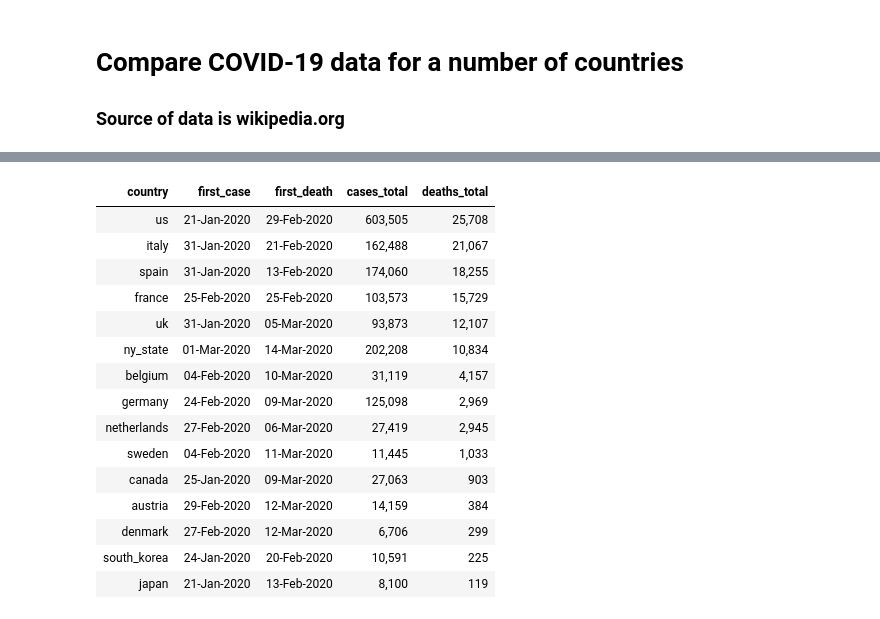
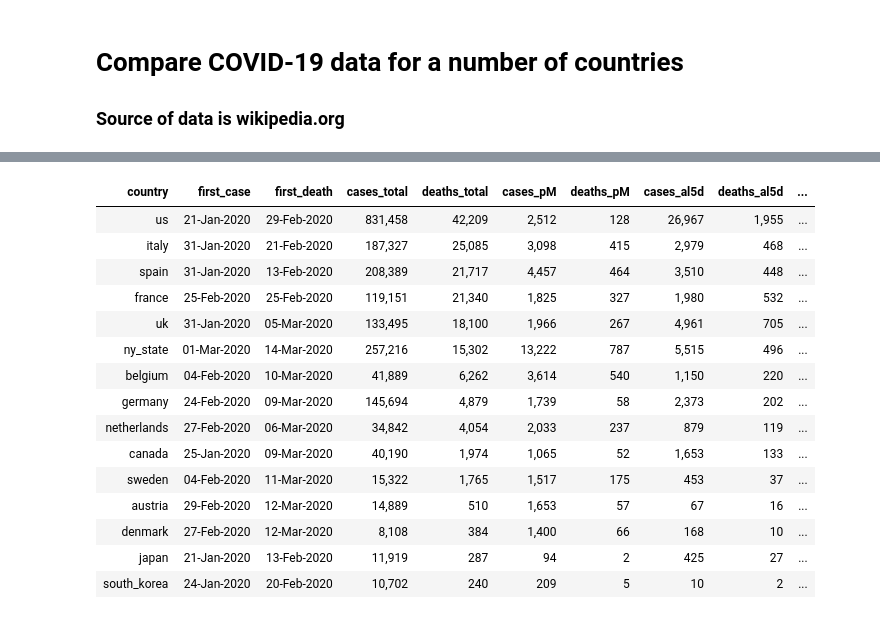
Before and after one commit to DeCooper88/corona, a Jupyter notebook: countries_analysis.ipynb, the cells around one changed output, grey strips where cells are left out. Saved outputs shown, nothing was run; the diff lists cells and outputs as text; code cells hidden in the pictures.

```diff
--- a/countries_analysis.ipynb
+++ b/countries_analysis.ipynb
@@ -9,14 +9,13 @@ import data_scraper as ds
 
 pd.set_option('display.max_rows', 100)
 # %%
-def get_data(download=False):
+def get_data(countries, download=False):
     """
-    Return dataframe with wikipedia Corona data. Download fresh data if download is
-    set to True, otherwise use data in pickle file.
+    Return dataframe with wikipedia Corona data for countries. Download fresh
+    data if download is set to True, otherwise use data in pickle file.
     """
     if download:
-        all_countries = ds.wiki_shortcodes.keys()
-        df = ds.download_data(all_countries)
+        df = ds.download_data(countries)
         df.to_pickle('wikipedia_data.pickle')
         return df
     return pd.read_pickle('wikipedia_data.pickle')
@@ -29,6 +28,21 @@ def date_first_observation(df, cases_or_deaths, row):
 def max_value(df, cases_or_deaths, row):
     column_name = cases_or_deaths + '_' + row.name
     return df[column_name].max()
+
+def max_value_index(df, cases_or_deaths, row):
+    column_name = cases_or_deaths + '_' + row
+    return df[column_name].idxmax()
+
+def average_increase_last_days(df, cases_or_deaths, days, row):
+    "Return average increase in cases/deaths over the last x days."
+    column_name = cases_or_deaths + '_' + row.name
+    end_index = df[column_name].idxmax()
+    start_index = end_index - days
+    start = wiki_data.loc[start_index, column_name]
+    end = wiki_data.loc[end_index, column_name]
+    return (end - start) / days
 # %%
+populations = ds.population_table()
+all_countries = ds.wiki_shortcodes.keys()
 # to download the latest data set download argument to True
-wiki_data = get_data(download=False)
+wiki_data = get_data(all_countries ,download=False)
@@ -71,30 +65,46 @@ corona['first_death'] = corona.apply(
 corona['cases_total'] = corona.apply(lambda row: max_value(wiki_data, 'cases', row), axis=1)
 # column with total deaths
 corona['deaths_total'] = corona.apply(lambda row: max_value(wiki_data, 'deaths', row), axis=1)
+# column with cases per million citizens
+corona['cases_pM'] = corona.cases_total / pd.Series(populations) * 1000000
+# column with deaths per million citizens
+corona['deaths_pM'] = corona.deaths_total / pd.Series(populations) * 1000000
+# column with average cases over last 5 days
+corona['cases_al5d'] = corona.apply(
+    lambda row: average_increase_last_days(wiki_data, 'cases', 5, row), axis=1)
+corona['deaths_al5d'] = corona.apply(
+    lambda row: average_increase_last_days(wiki_data, 'deaths', 5, row), axis=1)
+corona['cases_al10d'] = corona.apply(
+    lambda row: average_increase_last_days(wiki_data, 'cases', 10, row), axis=1)
+corona['deaths_al10d'] = corona.apply(
+    lambda row: average_increase_last_days(wiki_data, 'deaths', 10, row), axis=1)
 # %%
 # sort descending by number of deaths
 corona.sort_values('deaths_total', inplace=True, ascending=False)
 # column formats
 format_dict = {'first_case': '{:%d-%b-%Y}', 'first_death': '{:%d-%b-%Y}',
-               'cases_total': '{:,d}', 'deaths_total': '{:,d}'}
+               'cases_pM': '{:,.0f}', 'deaths_pM': '{:,.0f}',
+               'cases_total': '{:,d}', 'deaths_total': '{:,d}',
+               'cases_al5d': '{:,.0f}', 'deaths_al5d': '{:,.0f}',
+               'cases_al10d': '{:,.0f}', 'deaths_al10d': '{:,.0f}'}
 corona.style.format(format_dict).hide_index()
 # %% [output]
-| country | first_case | first_death | cases_total | deaths_total |
-| us | 21-Jan-2020 | 29-Feb-2020 | 603,505 | 25,708 |
-| italy | 31-Jan-2020 | 21-Feb-2020 | 162,488 | 21,067 |
-| spain | 31-Jan-2020 | 13-Feb-2020 | 174,060 | 18,255 |
-| france | 25-Feb-2020 | 25-Feb-2020 | 103,573 | 15,729 |
-| uk | 31-Jan-2020 | 05-Mar-2020 | 93,873 | 12,107 |
-| ny_state | 01-Mar-2020 | 14-Mar-2020 | 202,208 | 10,834 |
-| belgium | 04-Feb-2020 | 10-Mar-2020 | 31,119 | 4,157 |
-| germany | 24-Feb-2020 | 09-Mar-2020 | 125,098 | 2,969 |
-| netherlands | 27-Feb-2020 | 06-Mar-2020 | 27,419 | 2,945 |
-| sweden | 04-Feb-2020 | 11-Mar-2020 | 11,445 | 1,033 |
-| canada | 25-Jan-2020 | 09-Mar-2020 | 27,063 | 903 |
-| austria | 29-Feb-2020 | 12-Mar-2020 | 14,159 | 384 |
-| denmark | 27-Feb-2020 | 12-Mar-2020 | 6,706 | 299 |
-| south_korea | 24-Jan-2020 | 20-Feb-2020 | 10,591 | 225 |
-| japan | 21-Jan-2020 | 13-Feb-2020 | 8,100 | 119 |
+| country | first_case | first_death | cases_total | deaths_total | cases_pM | deaths_pM | cases_al5d | deaths_al5d | ... |
+| us | 21-Jan-2020 | 29-Feb-2020 | 831,458 | 42,209 | 2,512 | 128 | 26,967 | 1,955 | ... |
+| italy | 31-Jan-2020 | 21-Feb-2020 | 187,327 | 25,085 | 3,098 | 415 | 2,979 | 468 | ... |
+| spain | 31-Jan-2020 | 13-Feb-2020 | 208,389 | 21,717 | 4,457 | 464 | 3,510 | 448 | ... |
+| france | 25-Feb-2020 | 25-Feb-2020 | 119,151 | 21,340 | 1,825 | 327 | 1,980 | 532 | ... |
+| uk | 31-Jan-2020 | 05-Mar-2020 | 133,495 | 18,100 | 1,966 | 267 | 4,961 | 705 | ... |
+| ny_state | 01-Mar-2020 | 14-Mar-2020 | 257,216 | 15,302 | 13,222 | 787 | 5,515 | 496 | ... |
+| belgium | 04-Feb-2020 | 10-Mar-2020 | 41,889 | 6,262 | 3,614 | 540 | 1,150 | 220 | ... |
+| germany | 24-Feb-2020 | 09-Mar-2020 | 145,694 | 4,879 | 1,739 | 58 | 2,373 | 202 | ... |
+| netherlands | 27-Feb-2020 | 06-Mar-2020 | 34,842 | 4,054 | 2,033 | 237 | 879 | 119 | ... |
+| canada | 25-Jan-2020 | 09-Mar-2020 | 40,190 | 1,974 | 1,065 | 52 | 1,653 | 133 | ... |
+| sweden | 04-Feb-2020 | 11-Mar-2020 | 15,322 | 1,765 | 1,517 | 175 | 453 | 37 | ... |
+| austria | 29-Feb-2020 | 12-Mar-2020 | 14,889 | 510 | 1,653 | 57 | 67 | 16 | ... |
+| denmark | 27-Feb-2020 | 12-Mar-2020 | 8,108 | 384 | 1,400 | 66 | 168 | 10 | ... |
+| japan | 21-Jan-2020 | 13-Feb-2020 | 11,919 | 287 | 94 | 2 | 425 | 27 | ... |
+| south_korea | 24-Jan-2020 | 20-Feb-2020 | 10,702 | 240 | 209 | 5 | 10 | 2 | ... |
 # %%
 def filter_columns(df, start_string):
     """Return list of columns in dataframe that start with start_string."""
```
Also changed, not shown: parts of 13 cells of this notebook, 1 other file.
